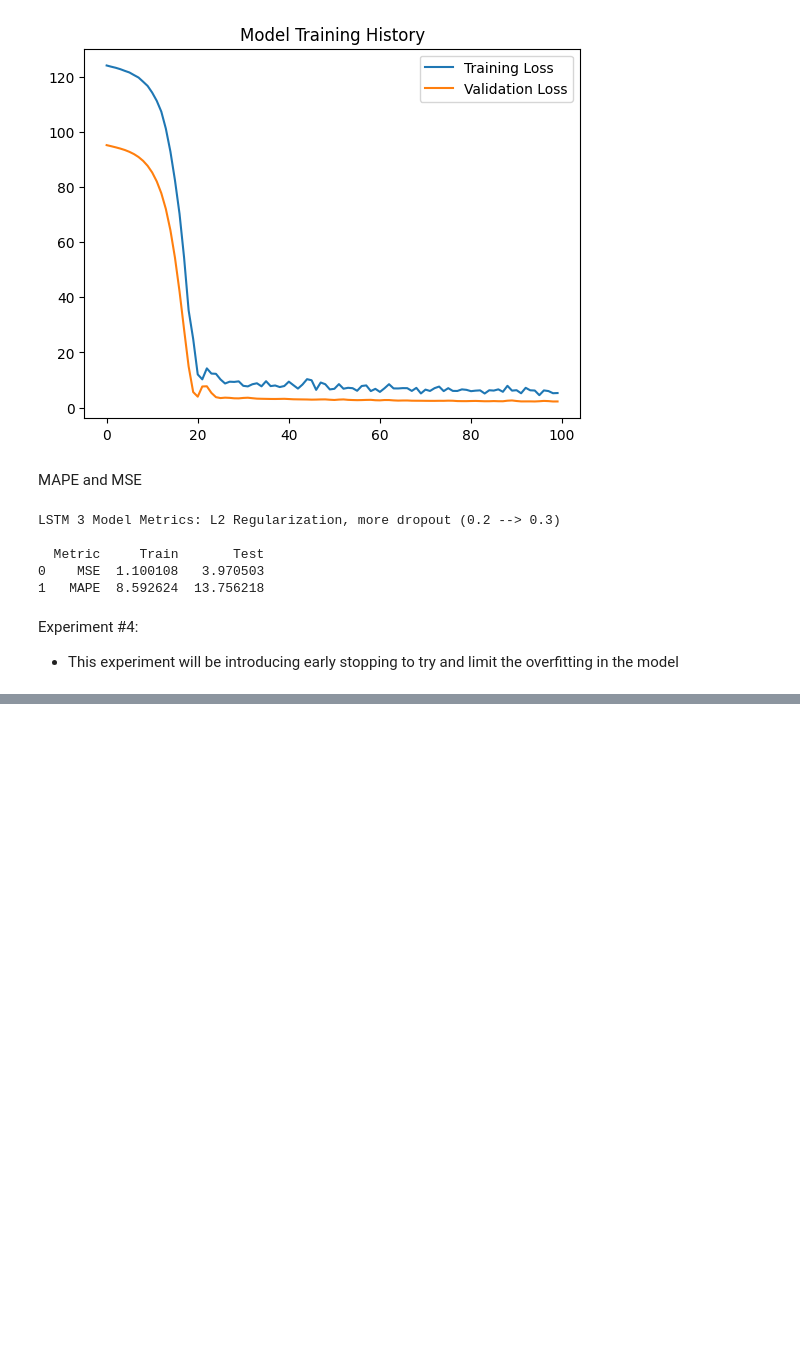
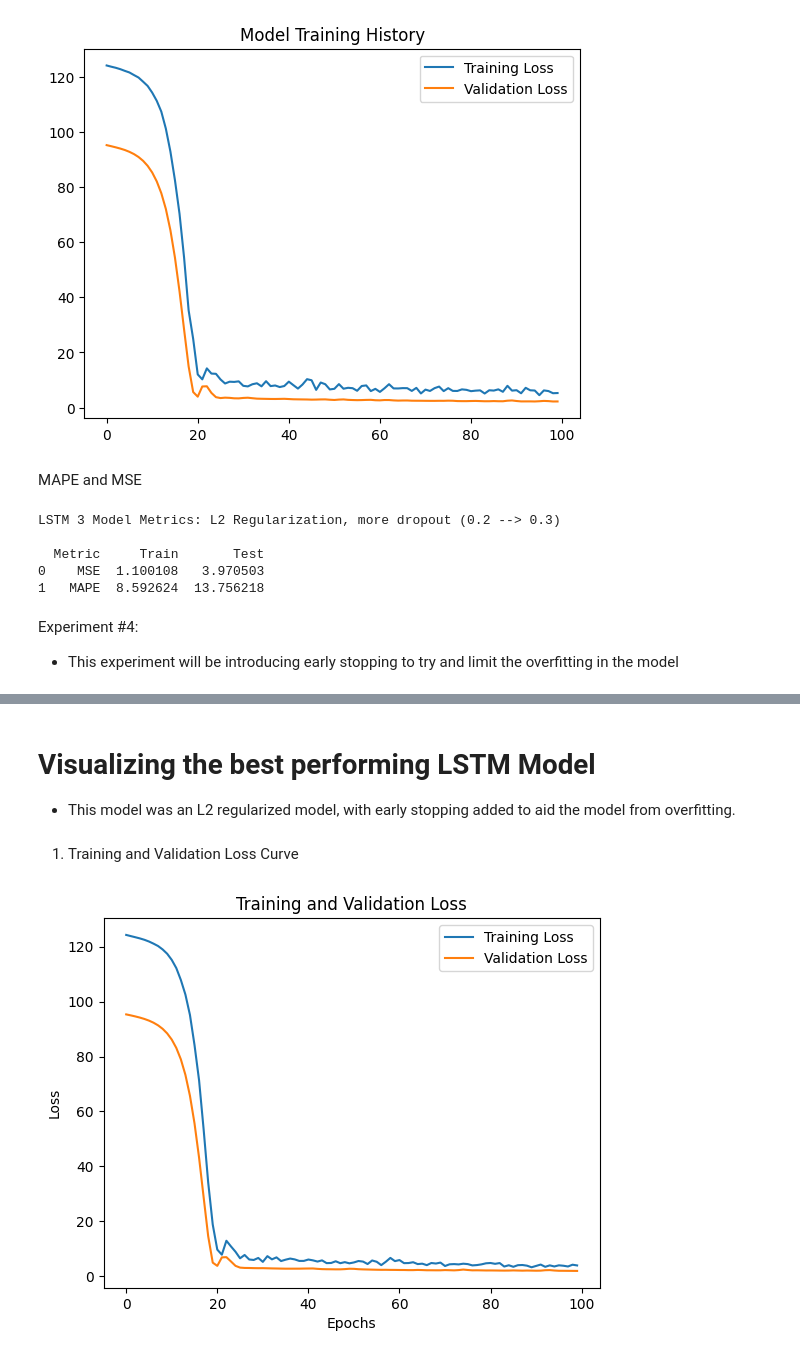
Before and after one commit to jonburns2454/DATA_698, a Jupyter notebook: DATA_698_MASTERS_PROJECT.ipynb, the cells around one changed output, grey strips where cells are left out. Cells and saved outputs as stored; diff of their text form; code cells hidden in the pictures; blank space fills up the shorter version.

Commit message:
4 experiments done for LSTM

```diff
--- a/DATA_698_MASTERS_PROJECT.ipynb
+++ b/DATA_698_MASTERS_PROJECT.ipynb
@@ -1403,0 +1157,15 @@ print(results)
+# %% [markdown]
+# Visualizing the best performing LSTM Model
+- This model was an L2 regularized model, with early stopping added to aid the model from overfitting.
+# %% [markdown]
+1. Training and Validation Loss Curve
+# %%
+plt.plot(history.history['loss'], label='Training Loss')
+plt.plot(history.history['val_loss'], label='Validation Loss')
+plt.legend()
+plt.title('Training and Validation Loss')
+plt.xlabel('Epochs')
+plt.ylabel('Loss')
+plt.show()
+# %% [output]
+[figure, added]
```
Also changed, not shown: parts of 23 cells of this notebook.
